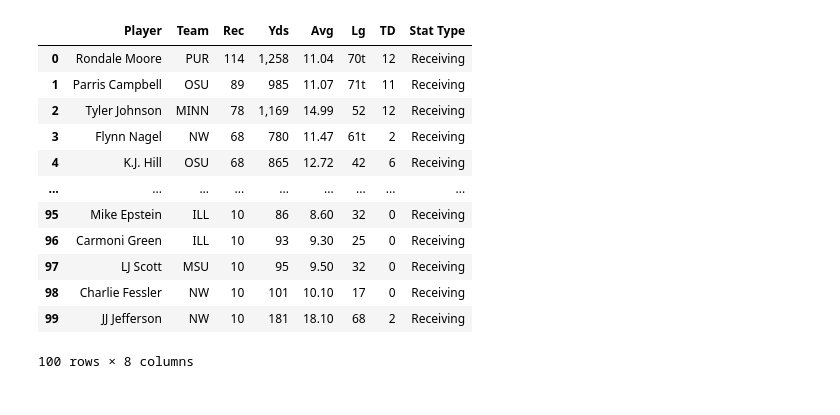
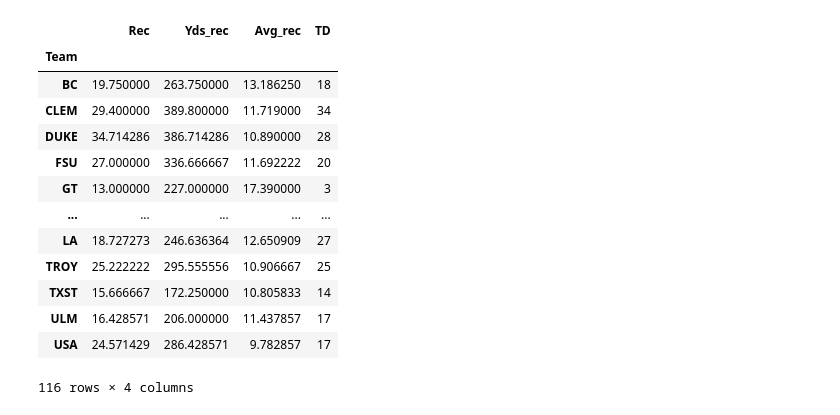
Before and after one commit to JosiahGuy/DS320Project, a Jupyter notebook: college_football_classifier.ipynb, the cells around one changed output. Cells and saved outputs as stored; diff of their text form; code cells hidden in the pictures.

```diff
--- a/college_football_classifier.ipynb
+++ b/college_football_classifier.ipynb
@@ -70,19 +49,42 @@ rushing_df
-# %%
-# Reading in Receiving Data
-
-receiving_df = pd.read_csv("receiving.csv")
-receiving_df
-# %% [output]
-|  | Player | Team | Rec | Yds | Avg | Lg | TD | Stat Type |
-| 0 | Rondale Moore | PUR | 114 | 1,258 | 11.04 | 70t | 12 | Receiving |
-| 1 | Parris Campbell | OSU | 89 | 985 | 11.07 | 71t | 11 | Receiving |
-| 2 | Tyler Johnson | MINN | 78 | 1,169 | 14.99 | 52 | 12 | Receiving |
-| 3 | Flynn Nagel | NW | 68 | 780 | 11.47 | 61t | 2 | Receiving |
-| 4 | K.J. Hill | OSU | 68 | 865 | 12.72 | 42 | 6 | Receiving |
-| ... | ... | ... | ... | ... | ... | ... | ... | ... |
-| 95 | Mike Epstein | ILL | 10 | 86 | 8.60 | 32 | 0 | Receiving |
-| 96 | Carmoni Green | ILL | 10 | 93 | 9.30 | 25 | 0 | Receiving |
-| 97 | LJ Scott | MSU | 10 | 95 | 9.50 | 32 | 0 | Receiving |
-| 98 | Charlie Fessler | NW | 10 | 101 | 10.10 | 17 | 0 | Receiving |
-| 99 | JJ Jefferson | NW | 10 | 181 | 18.10 | 68 | 2 | Receiving |
-100 rows × 8 columns
+# %%
+#Receiving Data, all brought together.
+
+rec_data_list= ["receiving_acc.csv", "receiving_big12.csv", "receiving_american.csv", "receiving_bigten.csv",
+                "receiving_independent.csv", "receiving_mac.csv", "receiving_mountainwest.csv", "receiving_pac12.csv",
+                "receiving_sec.csv", "receiving_sunbelt.csv"]
+
+df_receiving = []
+
+def receiving(data):
+    df = pd.read_csv("rawdata/" + data)
+    df["Yds"] = df['Yds'].str.replace(r'\D', '').astype(int) #Yds was brought in as object, changed to float data type.
+    df = df.rename(columns = {"Yds": "Yds_rec", "Avg": "Avg_rec"})
+    td_column = df.groupby(["Team"])["TD"].sum() #Store sum of TD's as a column
+    df = df.groupby(["Team"]).mean()
+    df["TD"] = td_column #Then, put sum into df so that we have mean of stats and sum of TD's.
+
+    return df
+
+for i in rec_data_list:
+    df = receiving(i)
+    df_receiving.append(df)
+
+
+receiving_df = pd.concat(df_receiving)
+
+receiving_df
+# %% [output]
+|  | Rec | Yds_rec | Avg_rec | TD |
+| Team |  |  |  |  |
+| BC | 19.750000 | 263.750000 | 13.186250 | 18 |
+| CLEM | 29.400000 | 389.800000 | 11.719000 | 34 |
+| DUKE | 34.714286 | 386.714286 | 10.890000 | 28 |
+| FSU | 27.000000 | 336.666667 | 11.692222 | 20 |
+| GT | 13.000000 | 227.000000 | 17.390000 | 3 |
+| ... | ... | ... | ... | ... |
+| LA | 18.727273 | 246.636364 | 12.650909 | 27 |
+| TROY | 25.222222 | 295.555556 | 10.906667 | 25 |
+| TXST | 15.666667 | 172.250000 | 10.805833 | 14 |
+| ULM | 16.428571 | 206.000000 | 11.437857 | 17 |
+| USA | 24.571429 | 286.428571 | 9.782857 | 17 |
+116 rows × 4 columns
```
Also changed, not shown: parts of 11 cells of this notebook.
